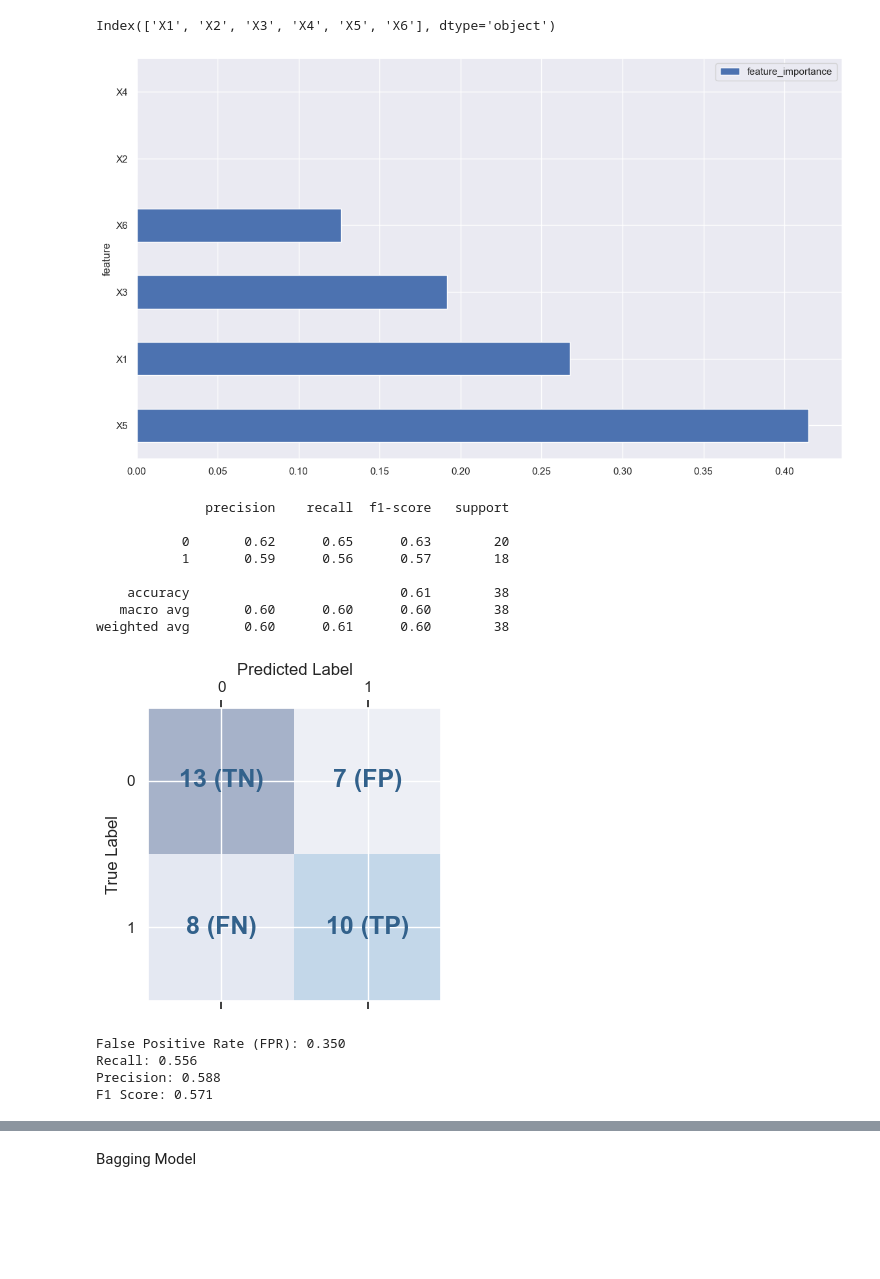
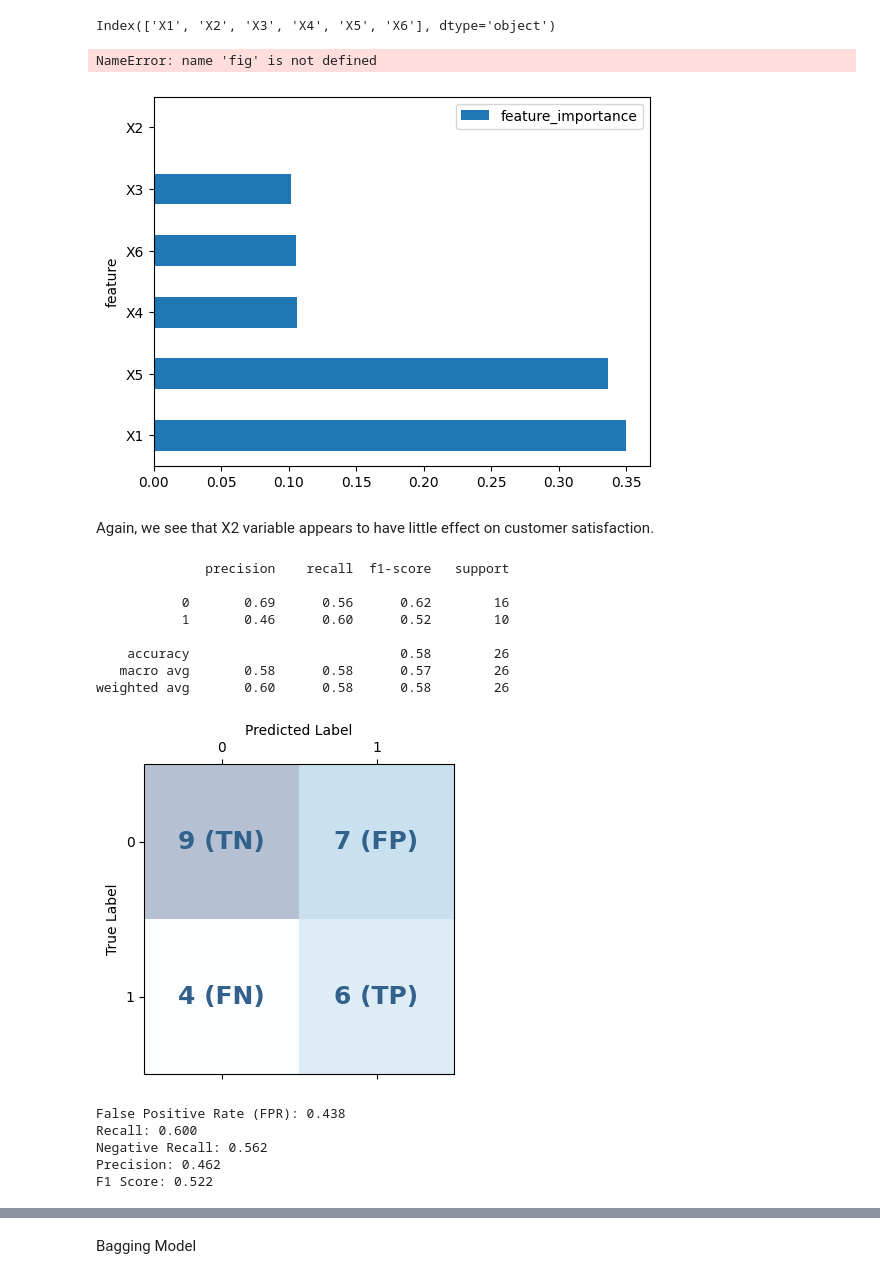
Before and after one commit to alexkneale/apziva_project_1, a Jupyter notebook: project_1.ipynb, the cells around one changed output, grey strips where cells are left out. Cells and saved outputs as stored; diff of their text form; code cells hidden in the pictures; blank space fills up the shorter version.

```diff
--- a/project_1.ipynb
+++ b/project_1.ipynb
@@ -223,7 +311,6 @@ from lazypredict.Supervised import LazyClassifier
 
 from sklearn.model_selection import train_test_split
 
-X_train, X_test, y_train, y_test = train_test_split(X, Y, test_size=0.5, random_state=123)
 
 clf = LazyClassifier(verbose=0, ignore_warnings=True, custom_metric=None)
 models, predictions = clf.fit(X_train, X_test, y_train, y_test)
@@ -250,5 +336,0 @@ Perceptron                           0.07
-# %%
-X_train, X_test, y_train, y_test = train_test_split(X, Y, test_size=0.3, random_state=123)
-
-X_ = X.drop('X2', axis = 1)
-X_train_, X_test_, y_train_, y_test_ = train_test_split(X_, Y, test_size=0.3, random_state=123)
@@ -340,7 +429,10 @@ dtc_param_grid = {
 # Define custom scoring functions for precision and recall
 scoring = {
     "accuracy": make_scorer(accuracy_score),
-    "specificity": make_scorer(specificity_score),  "precision": make_scorer(precision_score), "recall": make_scorer(recall_score),
+    "specificity": make_scorer(specificity_score),
+    "precision": make_scorer(precision_score),
+    "recall": make_scorer(recall_score), #focus on negatives
+    "negative_recall": make_scorer(recall_score, pos_label=0), #focus on negatives
     "roc_auc": custom_roc_auc_scorer,
     "pr_auc": custom_pr_auc_scorer, "f1_score": make_scorer(f1_score)
 }
@@ -348,7 +440,7 @@ scoring = {
 # Define StratifiedKFold with 5 folds
 skf = StratifiedKFold(n_splits=5, shuffle=True, random_state=42)
 
-refit = "specificity"
+refit = "negative_recall"
 grid_search = GridSearchCV(dtc_pipeline, dtc_param_grid, cv=skf, scoring=scoring, refit=refit)
 grid_search.fit(X_train, y_train)
 best_model = grid_search.best_estimator_
@@ -376,10 +466,12 @@ feature_names_out = X_train.columns
 # %% [markdown]
 We then extract the best params here to save them (to avoid losing them due to random effects in our cv etc.)
 # %%
-best_params_dtc = {'ccp_alpha': 0.0, 'class_weight': 'balanced', 'criterion': 'gini', 'max_depth': np.int64(3), 'max_features': None, 'max_leaf_nodes': None, 'min_impurity_decrease': 0.0, 'min_samples_leaf': np.int64(2), 'min_samples_split': np.int64(2), 'min_weight_fraction_leaf': 0.0, 'monotonic_cst': None, 'random_state': 42, 'splitter': 'best'}
+best_params_dtc = {'ccp_alpha': 0.0, 'class_weight': 'balanced', 'criterion': 'entropy', 'max_depth': np.int64(3), 'max_features': None, 'max_leaf_nodes': None, 'min_impurity_decrease': 0.0, 'min_samples_leaf': np.int64(3), 'min_samples_split': np.int64(2), 'min_weight_fraction_leaf': 0.0, 'monotonic_cst': None, 'random_state': 42, 'splitter': 'best'}
 dtc_pipeline = Pipeline([
     ("model", DecisionTreeClassifier(**best_params_dtc))
 ])
+feature_names_out = X_train.columns
+
 
 dtc_pipeline.fit(X_train, y_train)
 # %% [output]
@@ -421,6 +516,7 @@ print(feature_names_out)
 # %% [output]
 Index(['X1', 'X2', 'X3', 'X4', 'X5', 'X6'], dtype='object')
 # %%
+
 def plot_feature_importance(model, names, threshold = None):
     feature_importance_df = pd.DataFrame.from_dict({'feature_importance': model.feature_importances_[:len(names)],
                                                     'feature': names})\
@@ -434,7 +530,10 @@ def plot_feature_importance(model, names, threshold = None):
 
 plot_feature_importance(dtc_pipeline[-1], feature_names_out)
 # %% [output]
+NameError: name 'fig' is not defined
-[figure, old version]
+[figure, new version]
+# %% [markdown]
+Again, we see that X2 variable appears to have little effect on customer satisfaction.
 # %%
 y_probs = dtc_pipeline.predict_proba(X_test)[:, 1]
 y_pred = dtc_pipeline.predict(X_test)
@@ -453,43 +552,47 @@ FN_i = [1,0]
 
 # Extracting the quantities from the confusion matrix
 FP = confmat[0,1]
 TN = confmat[0,0]
 TP = confmat[1,1]
 FN = confmat[1,0]
 
 #Calculation of FPR, Recall, Precision and F1 Score
 # FPR
 FPR = (FP)/(FP+TN)
 # Recall
 Recall = (TP)/(TP+FN)
+Negative_Recall = (TN)/(TN+FP)
+
 # Precision
 Precision = (TP)/(FP+TP)
 # F1 Score
 F1 = 2 * (Precision * Recall)/(Precision + Recall)
 
 print(classification_report(y_test, y_pred))
 
 pretty_confusion_matrix(confmat, LE.classes_, "",
                         labeling=True, highlight_indexes = [FP_i,FN_i,TP_i,TN_i])
 
 print('False Positive Rate (FPR): '+ '%.3f' % FPR)
 print('Recall: '+ '%.3f' % Recall)
+print('Negative Recall: '+'%.3f' % Negative_Recall)
 print('Precision: '+ '%.3f' % Precision)
 print('F1 Score: '+ '%.3f' % F1)
 # %% [output]
               precision    recall  f1-score   support
 
-           0       0.62      0.65      0.63        20
-           1       0.59      0.56      0.57        18
+           0       0.69      0.56      0.62        16
+           1       0.46      0.60      0.52        10
 
-    accuracy                           0.61        38
-   macro avg       0.60      0.60      0.60        38
-weighted avg       0.60      0.61      0.60        38
+    accuracy                           0.58        26
+   macro avg       0.58      0.58      0.57        26
+weighted avg       0.60      0.58      0.58        26
-[figure, old version]
+[figure, new version]
-False Positive Rate (FPR): 0.350
-Recall: 0.556
-Precision: 0.588
-F1 Score: 0.571
+False Positive Rate (FPR): 0.438
+Recall: 0.600
+Negative Recall: 0.562
+Precision: 0.462
+F1 Score: 0.522
 # %%
 predictions_pa = dtc_pipeline.predict_proba(X_test)
 
```
Also changed, not shown: parts of 65 cells of this notebook, 10 other files.
